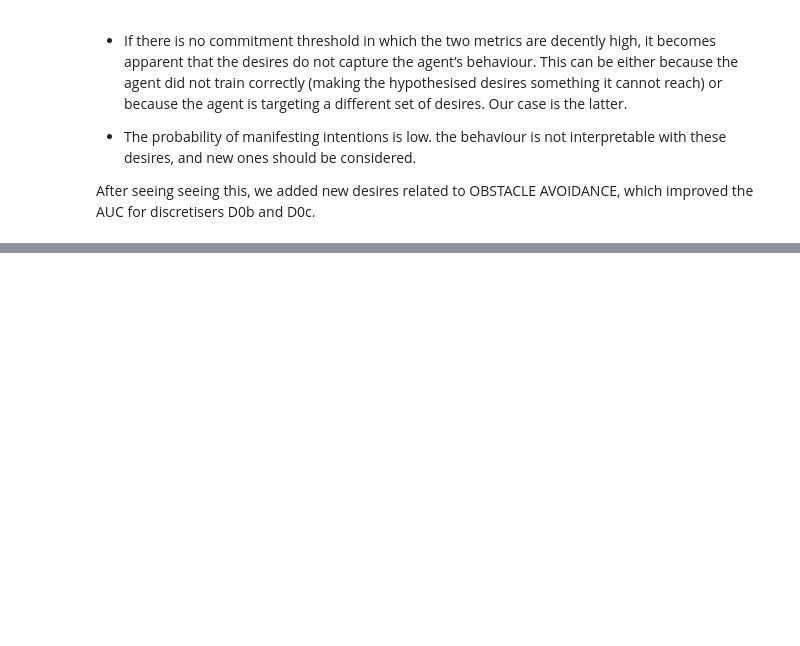
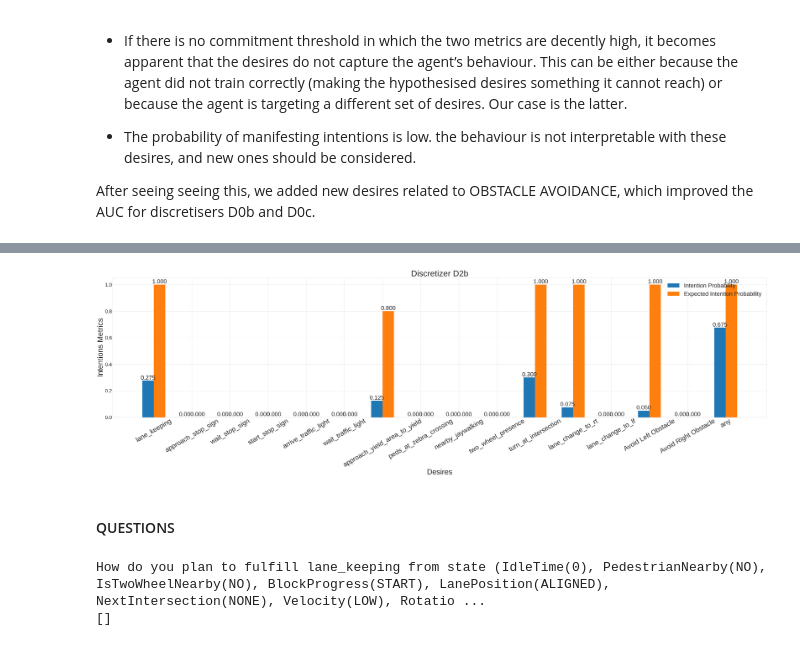
Before and after one commit to SaraMo14/nuscenes-pg, a Jupyter notebook: test_intentions.ipynb, the cells around one changed output, grey strips where cells are left out. Cells and saved outputs as stored; diff of their text form; code cells hidden in the pictures; blank space fills up the shorter version.

Commit message:
add predicate IdleTime and discretiser D2

```diff
--- a/test_intentions.ipynb
+++ b/test_intentions.ipynb
@@ -291,0 +407,12 @@ The AUC for Discretizer D1b is: -0.1685
+# %%
+for discretizer in intentions_data.keys():
+    show_metrics(intentions_data[discretizer], discretizer, type = 'Intention')
+# %% [output]
+[figure, added]
+# %% [markdown]
+#### QUESTIONS
+# %%
+ii.question6(lane_keeping,list(pg.nodes())[0])
+# %% [output]
+How do you plan to fulfill lane_keeping from state (IdleTime(0), PedestrianNearby(NO), IsTwoWheelNearby(NO), BlockProgress(START), LanePosition(ALIGNED), NextIntersection(NONE), Velocity(LOW), Rotatio ...
+[]
```
Also changed, not shown: parts of 21 cells of this notebook, 6 other files.
